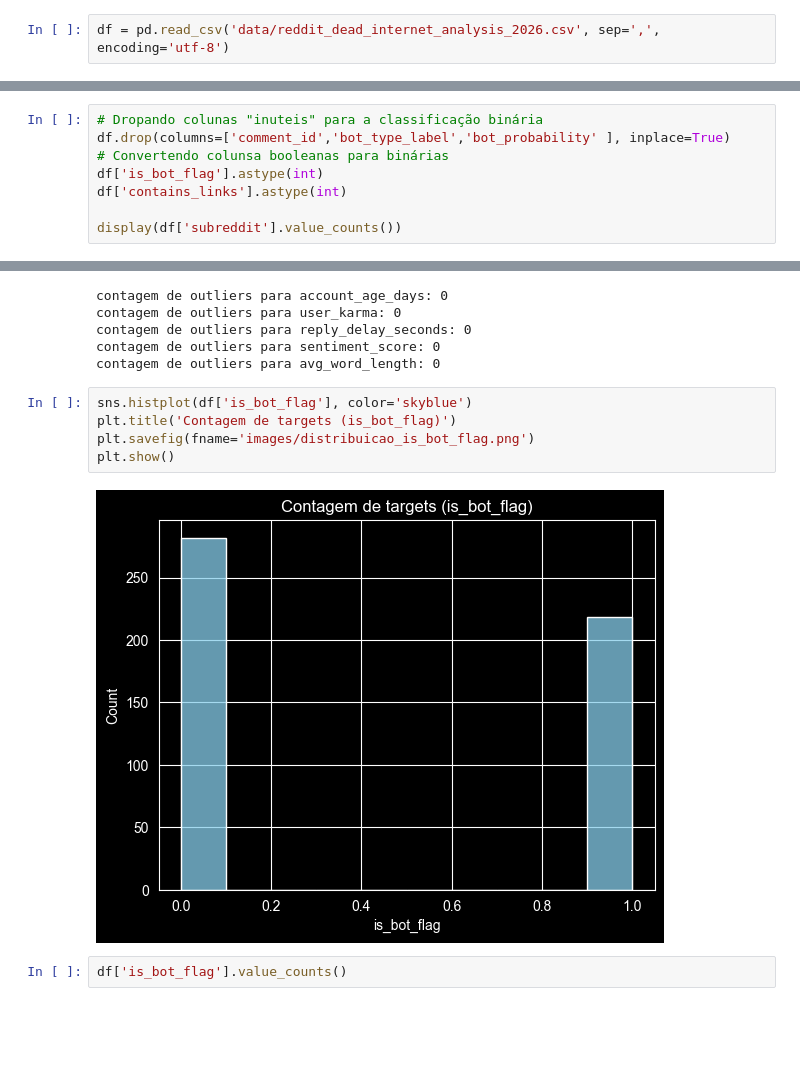
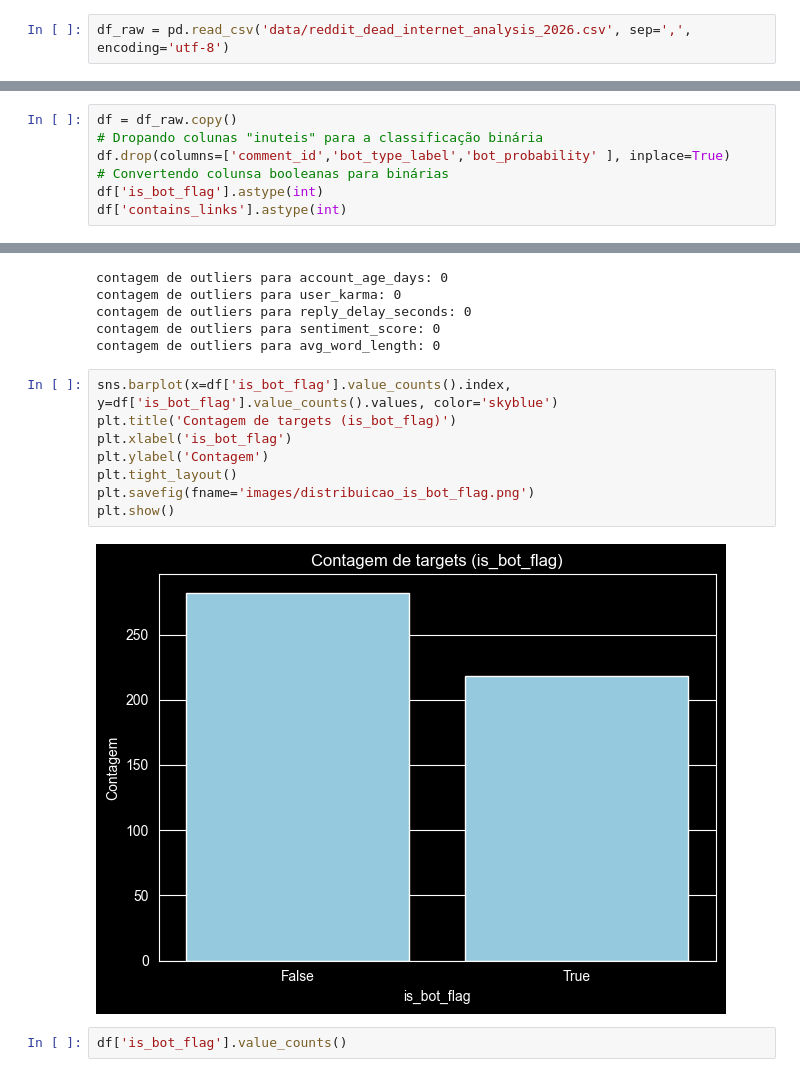
Before and after one commit to joao-snunes/trabalho_cd1, a Jupyter notebook: main.ipynb, the cells around one changed output, grey strips where cells are left out. Cells and saved outputs as stored; diff of their text form; blank space fills up the shorter version.

```diff
--- a/main.ipynb
+++ b/main.ipynb
@@ -65,7 +65,7 @@ def mapear_outliers(df):
 # %% [markdown]
 ## Carregando Datasets
 # %%
-df = pd.read_csv('data/reddit_dead_internet_analysis_2026.csv', sep=',', encoding='utf-8')
+df_raw = pd.read_csv('data/reddit_dead_internet_analysis_2026.csv', sep=',', encoding='utf-8')
 # %% [markdown]
 ## Análise Exploratória de Dados (EDA)
 # %%
@@ -98,11 +98,10 @@ dtypes: bool(2), float64(3), int64(3), str(3)
 memory usage: 36.3 KB
 None
 # %%
+df = df_raw.copy()
 # Dropando colunas "inuteis" para a classificação binária
 df.drop(columns=['comment_id','bot_type_label','bot_probability' ], inplace=True)
 # Convertendo colunsa booleanas para binárias
 df['is_bot_flag'].astype(int)
 df['contains_links'].astype(int)
-
-display(df['subreddit'].value_counts())
 # %% [output]
@@ -175,12 +184,15 @@ contagem de outliers para reply_delay_seconds: 0
 contagem de outliers para sentiment_score: 0
 contagem de outliers para avg_word_length: 0
 # %%
-sns.histplot(df['is_bot_flag'], color='skyblue')
+sns.barplot(x=df['is_bot_flag'].value_counts().index, y=df['is_bot_flag'].value_counts().values, color='skyblue')
 plt.title('Contagem de targets (is_bot_flag)')
+plt.xlabel('is_bot_flag')
+plt.ylabel('Contagem')
+plt.tight_layout()
 plt.savefig(fname='images/distribuicao_is_bot_flag.png')
 plt.show()
 # %% [output]
-[figure, old version]
+[figure, new version]
 # %%
 df['is_bot_flag'].value_counts()
 # %% [output]
```
Also changed, not shown: parts of 12 cells of this notebook, 12 other files.
